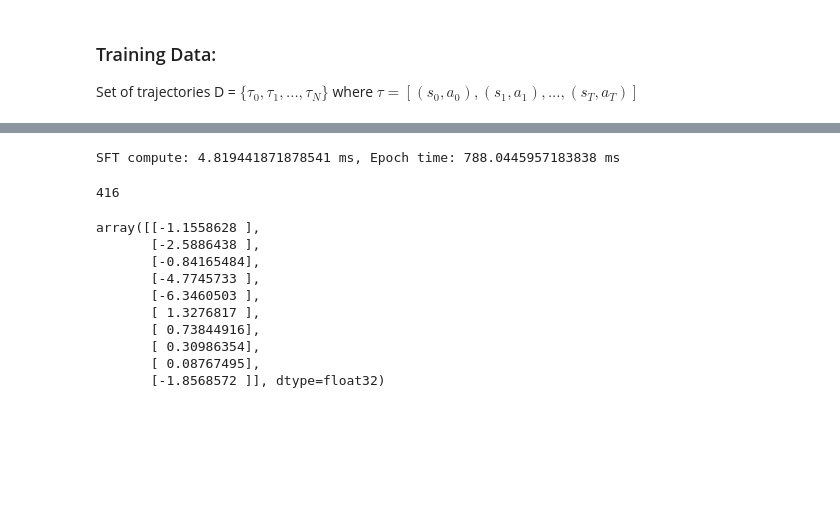
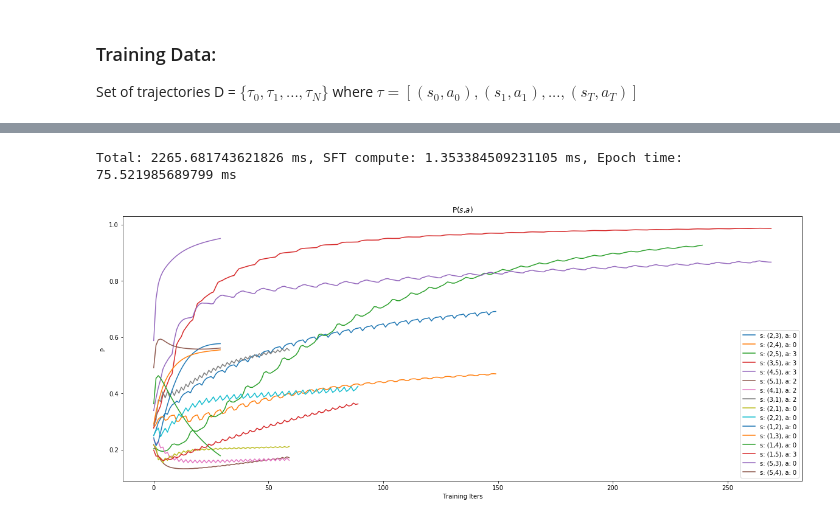
Before and after one commit to yrevar/inverse_rl, a Jupyter notebook: irl/rhirl/RHIRL_Navigation_Experiment.ipynb, the cells around one changed output, grey strips where cells are left out. Cells and saved outputs as stored; diff of their text form; code cells hidden in the pictures; blank space fills up the shorter version.

```diff
--- a/irl/rhirl/RHIRL_Navigation_Experiment.ipynb
+++ b/irl/rhirl/RHIRL_Navigation_Experiment.ipynb
@@ -397,8 +94,0 @@ Epoch 1:
-# %%
-print("SFT compute: {} ms, Epoch time: {} ms".format(sft_time / sft_ticks, ep_time / n_epochs))
-# %% [output]
-SFT compute: 4.819441871878541 ms, Epoch time: 788.0445957183838 ms
-# %%
-len([n.name for n in g1.as_graph_def().node])
-# %% [output]
-416
@@ -413,13 +94,0 @@ plt.legend()
-# %%
-w
-# %% [output]
-array([[-1.1558628 ],
-       [-2.5886438 ],
-       [-0.84165484],
-       [-4.7745733 ],
-       [-6.3460503 ],
-       [ 1.3276817 ],
-       [ 0.73844916],
-       [ 0.30986354],
-       [ 0.08767495],
-       [-1.8568572 ]], dtype=float32)
@@ -428 +95,8 @@ cell_rewards = compute_cell_rewards(nvmdp, w)
+# %%
+p_vals, w, time_state, time_epoch, time_total = rhirl_train(SFT, heap_size, nA, D_traj_states, D_traj_actions, g1, n_epochs=30, lr=0.01, verbose=False)
+print("Total: {} ms, SFT compute: {} ms, Epoch time: {} ms".format(time_total, time_state, time_epoch))
+plot_p_vals_all_states(p_vals, D_traj_states, D_traj_actions)
+# %% [output]
+Total: 2265.681743621826 ms, SFT compute: 1.353384509231105 ms, Epoch time: 75.521985689799 ms
+[figure, added]
 # %%
```
Also changed, not shown: parts of 34 cells of this notebook, 4 other files.
